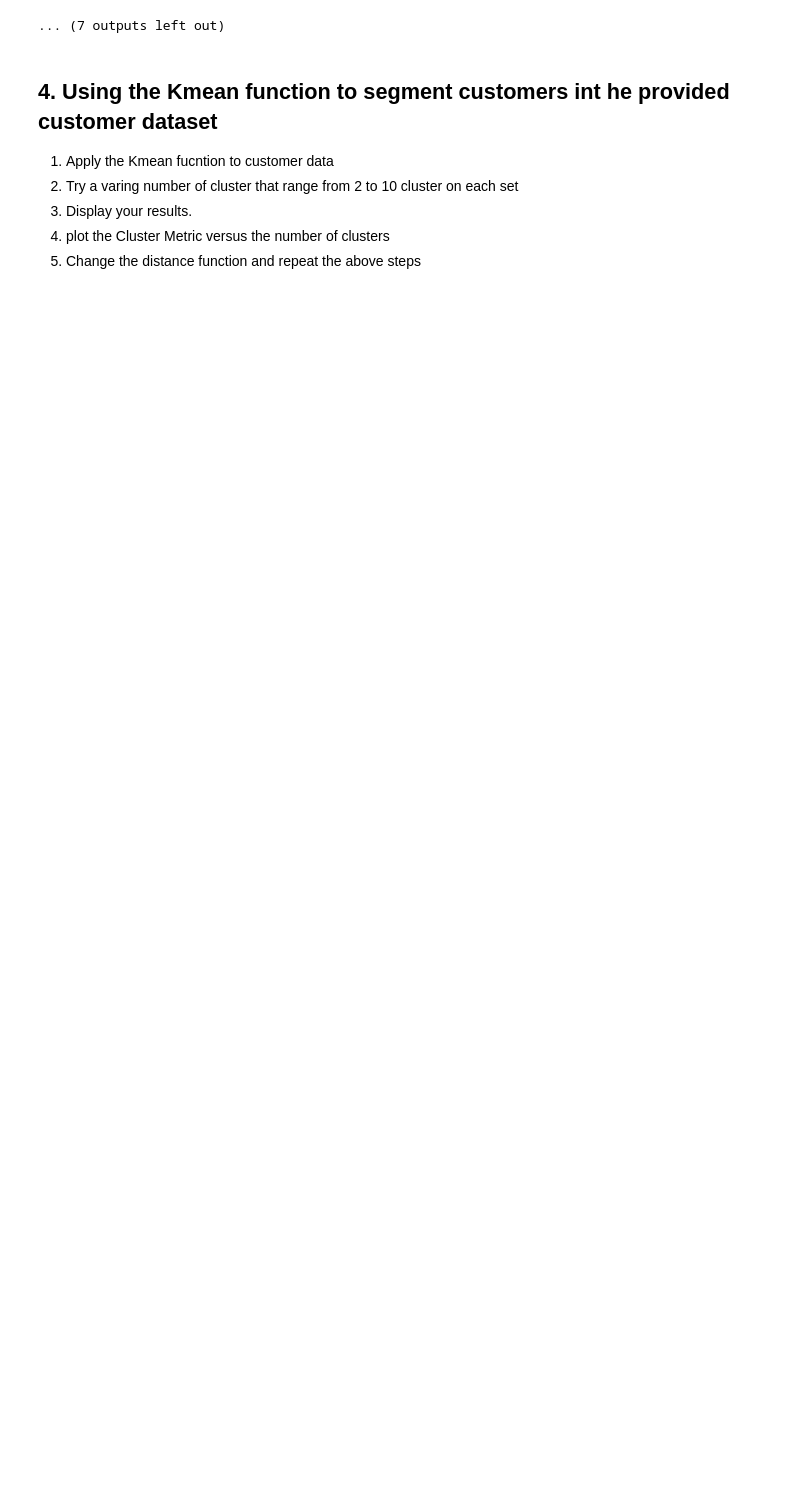
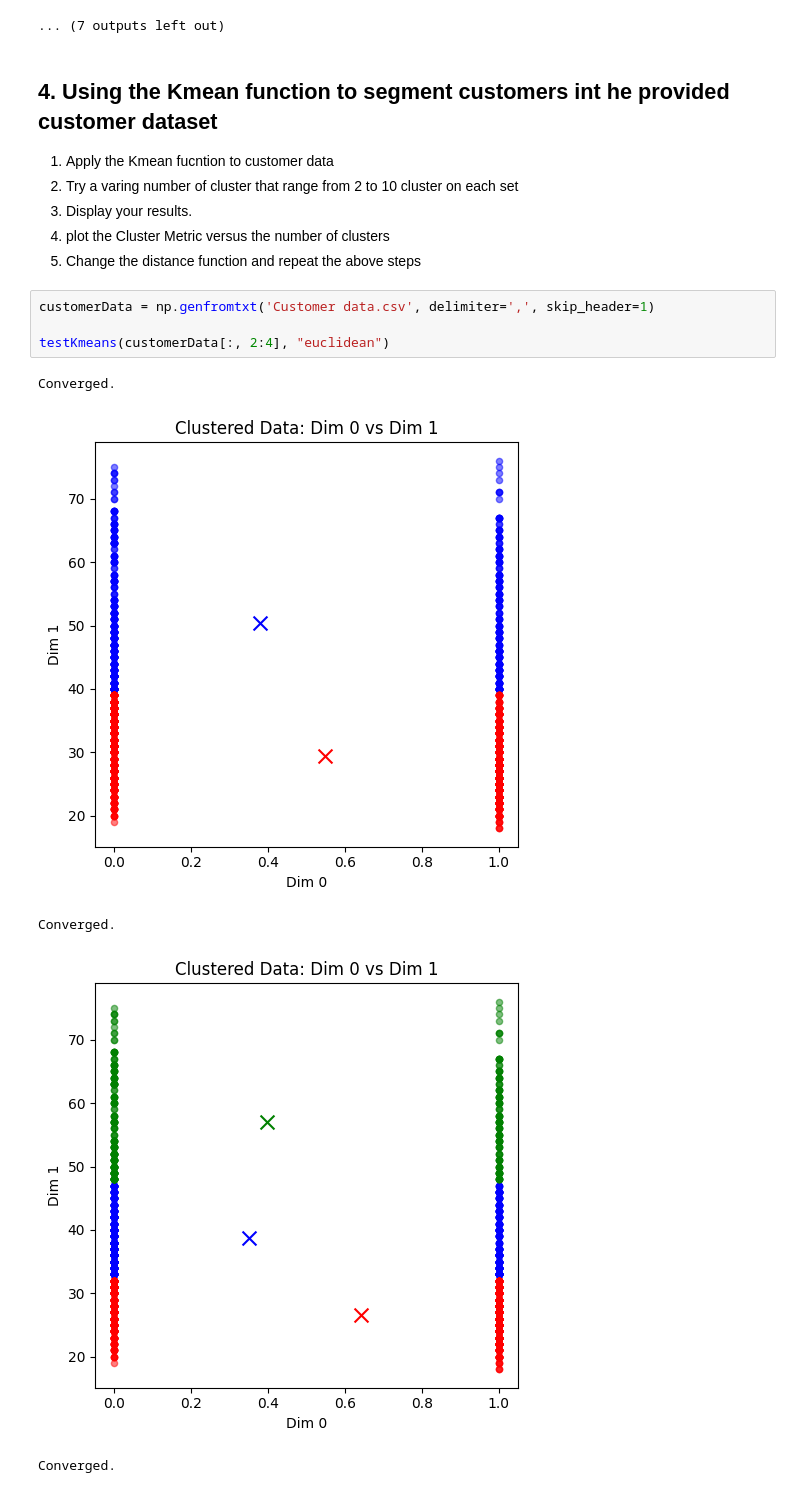
Before and after one commit to FadluW/CSENM1, a Jupyter notebook: Kmeans.ipynb, the cells around one changed output. Drawn from its saved outputs; the diff is of its cells as text; blank space fills up the shorter version.

Commit message:
use customerData

```diff
--- a/Kmeans.ipynb
+++ b/Kmeans.ipynb
@@ -320,3 +320,13 @@ Converged.
 3. Display your results.
 4. plot the Cluster Metric versus the number of clusters
 4. Change the distance function and repeat the above steps
+# %%
+customerData = np.genfromtxt('Customer data.csv', delimiter=',', skip_header=1)
+
+testKmeans(customerData[:, 2:4], "euclidean")
+# %% [output]
+Converged.
+[figure, added]
+Converged.
+[figure, added]
+Converged.
```
Also changed, not shown: parts of 1 cell of this notebook.
